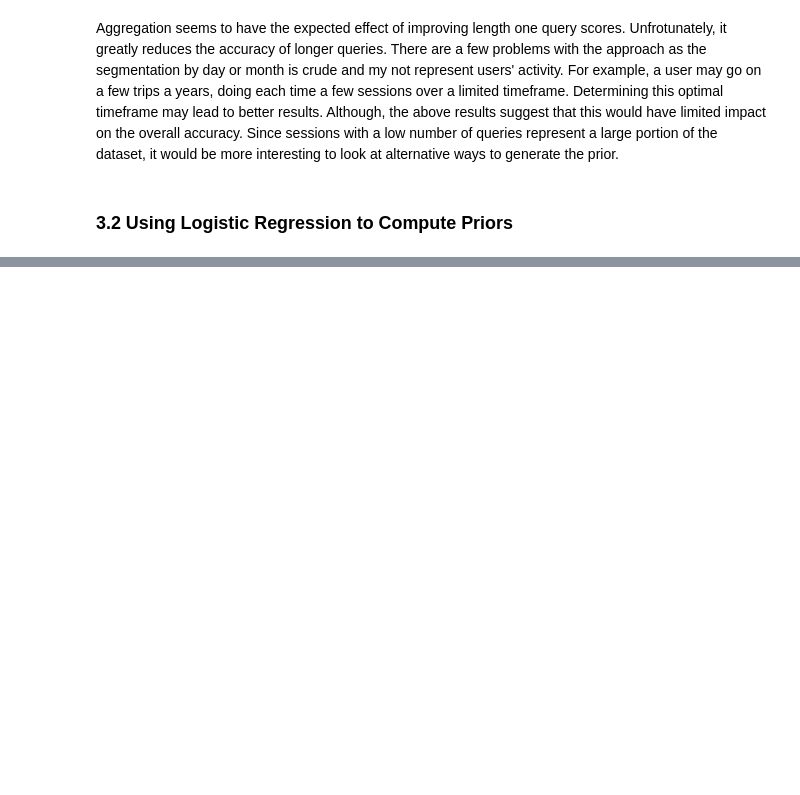
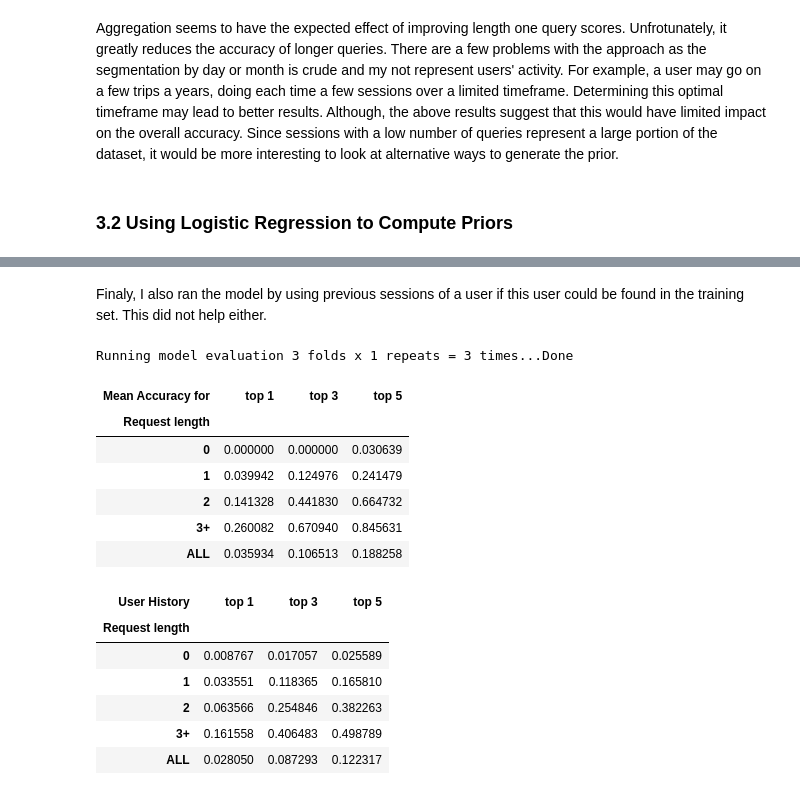
Before and after one commit to asutcl/mtl-xyz, a Jupyter notebook: Coveo Technical Challenge.ipynb, the cells around one changed output, grey strips where cells are left out. Drawn from its saved outputs; the diff is of its cells as text; code cells hidden in the pictures; blank space fills up the shorter version.

```diff
--- a/Coveo Technical Challenge.ipynb
+++ b/Coveo Technical Challenge.ipynb
@@ -562,0 +629,32 @@ results_LR_df
+# %% [markdown]
+Finaly, I also ran the model by using previous sessions of a user if this user could be found in the training set. This did not help either.
+# %%
+reload(model_evaluation)
+warnings.filterwarnings('ignore')
+results_hist = model_evaluation.compute_generalization_error_estimate(
+    countries_sessions['ALL'],
+    folds=3,
+    repeats=1,
+    stratification='user.country',
+    top_x_cities=5,
+    max_request_size_for_stats = 3,
+    check_history=True)
+warnings.filterwarnings('once')
+results_hist_df = helpers.format_results(results_hist['mean'], results_hist['tracker'], column_info='User History', index_info='Request length')
+helpers.display_side_by_side(results_df, results_hist_df)
+# %% [output]
+Running model evaluation 3 folds x 1 repeats = 3 times...Done
+| Mean Accuracy for | top 1 | top 3 | top 5 |
+| Request length |  |  |  |
+| 0 | 0.000000 | 0.000000 | 0.030639 |
+| 1 | 0.039942 | 0.124976 | 0.241479 |
+| 2 | 0.141328 | 0.441830 | 0.664732 |
+| 3+ | 0.260082 | 0.670940 | 0.845631 |
+| ALL | 0.035934 | 0.106513 | 0.188258 |
+| User History | top 1 | top 3 | top 5 |
+| Request length |  |  |  |
+| 0 | 0.008767 | 0.017057 | 0.025589 |
+| 1 | 0.033551 | 0.118365 | 0.165810 |
+| 2 | 0.063566 | 0.254846 | 0.382263 |
+| 3+ | 0.161558 | 0.406483 | 0.498789 |
+| ALL | 0.028050 | 0.087293 | 0.122317 |
```
Also changed, not shown: parts of 21 cells of this notebook, 4 other files.
